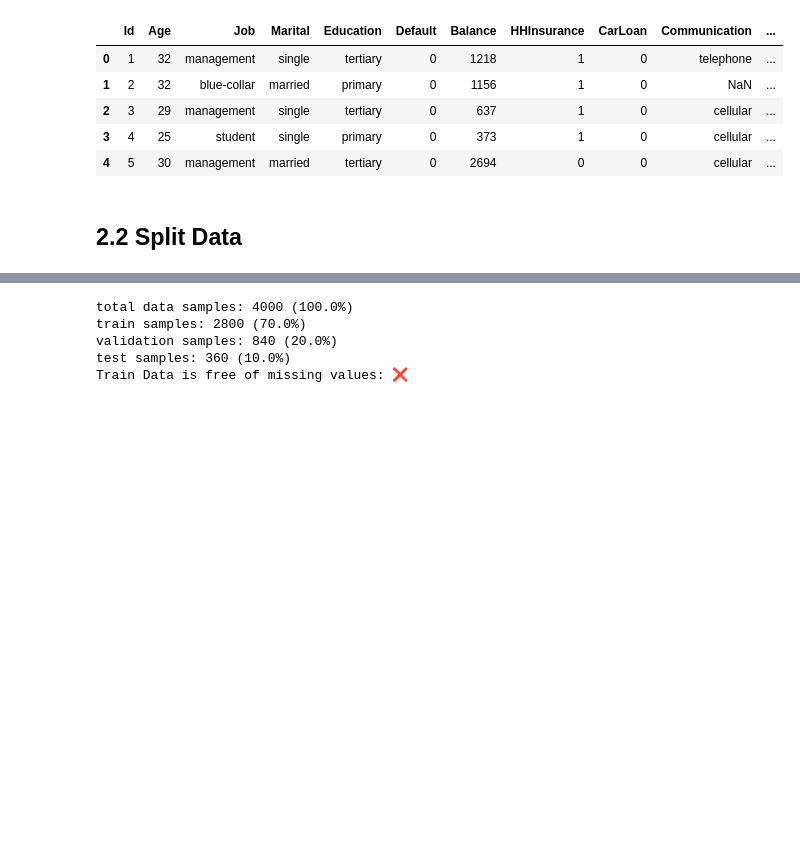
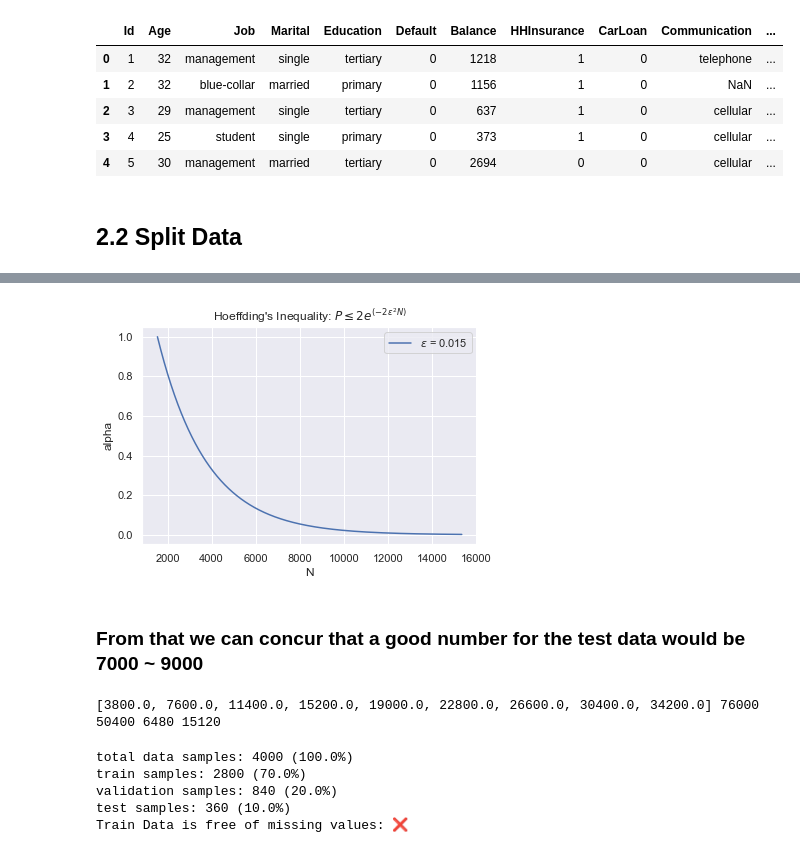
Before and after one commit to SaadBadr/car-insurance-cold-calls, a Jupyter notebook: car-insurance.ipynb, the cells around one changed output, grey strips where cells are left out. Saved outputs shown, nothing was run; the diff lists cells and outputs as text; code cells hidden in the pictures; blank space fills up the shorter version.

```diff
--- a/car-insurance.ipynb
+++ b/car-insurance.ipynb
@@ -51,3 +94,35 @@ df.head()
+# %%
+import math
+def Hoeffding_SampleSize(error, alpha):
+                          n = (-1//(2 * error**2)) * math.log(alpha/2)
+                          return n
+
+# Here we try alphas ranging from 1 to 0.0001
+x = [x / 1000 for x in range(1000, 1, -1)]
+y = [Hoeffding_SampleSize (0.015, x) for x in x]
+
+import matplotlib.pyplot as plt
+
+plt.xlabel ('N')
+plt.ylabel ('alpha')
+latex1 = r'P\leq2e^{\left( -2\varepsilon ^{2}N\right)}'
+plt.title (r"Hoeffding's Inequality: $ %s $" % latex1)
+
+latext2 = r'\varepsilon'
+plt.plot (y, x, label='$%s$ = 0.015' % latext2)
+
+plt.legend ()
+plt.show ()
+# %% [output]
+[figure, added]
+# %% [markdown]
+### From that we can concur that a good number for the test data would be 7000 ~ 9000
+# %%
+print(x, df.size)
+print(X_train.size, X_test.size, X_validation.size)
+# %% [output]
+[3800.0, 7600.0, 11400.0, 15200.0, 19000.0, 22800.0, 26600.0, 30400.0, 34200.0] 76000
+50400 6480 15120
 # %%
 from sklearn.model_selection import train_test_split
 
```
Also changed, not shown: parts of 4 cells of this notebook.
